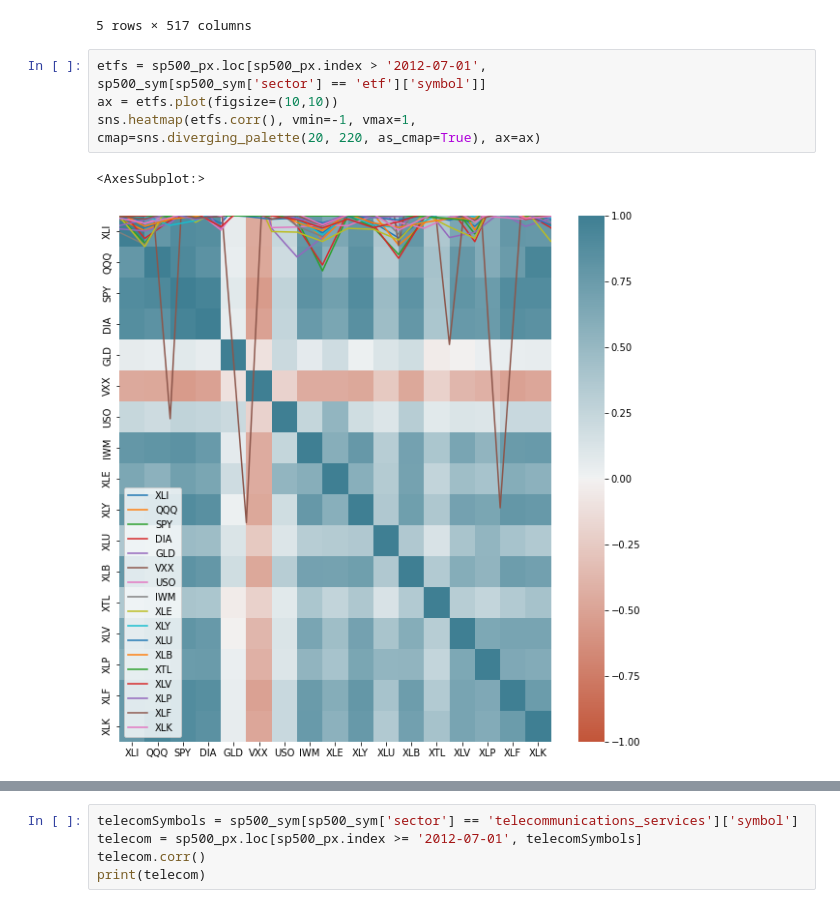
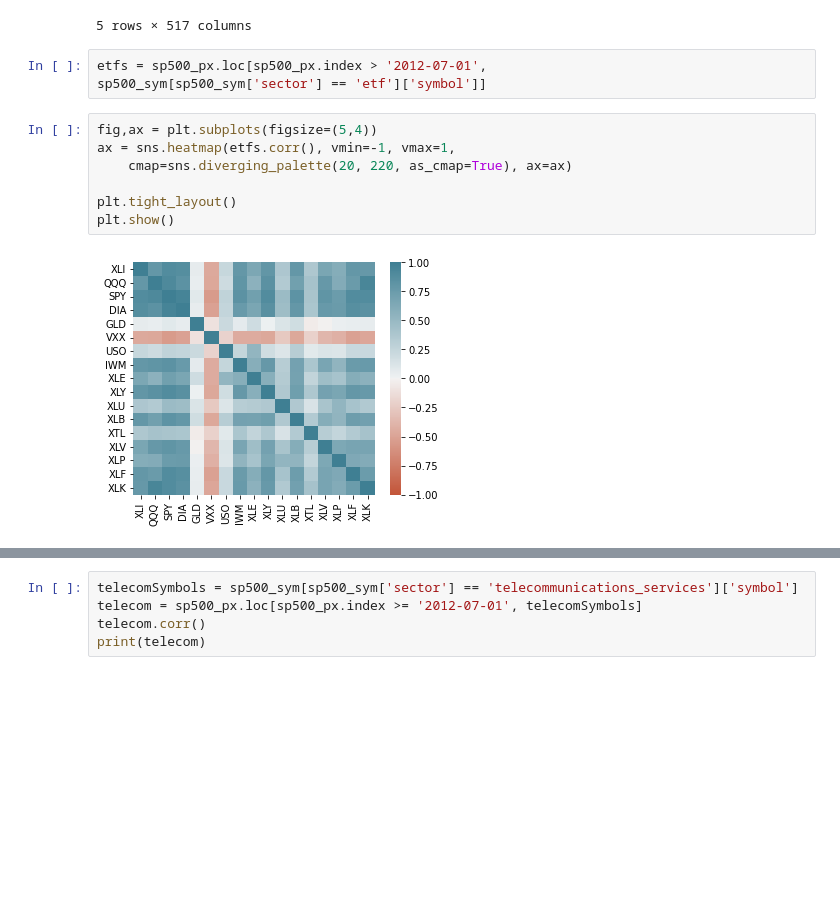
Before and after one commit to Irfan-Ahmad-byte/Practical-Statistics, a Jupyter notebook: my_prac/stats_1_py.ipynb, the cells around one changed output, grey strips where cells are left out. Cells and saved outputs as stored; diff of their text form; blank space fills up the shorter version.

```diff
--- a/my_prac/stats_1_py.ipynb
+++ b/my_prac/stats_1_py.ipynb
@@ -212,12 +212,15 @@ sp500_px.head(5)
 | 1993-02-03 | 0.0 | 0.060124 | -0.024857 | 0.0 | 0.0 | -0.151128 | 0.003689 | -0.253454 | -0.043190 | -0.007105 | ... | ... |
 | 1993-02-04 | 0.0 | -0.360770 | -0.060757 | 0.0 | 0.0 | 0.113350 | -0.022114 | 0.069862 | 0.000000 | -0.007096 | ... | ... |
 5 rows × 517 columns
+# %%
+etfs = sp500_px.loc[sp500_px.index > '2012-07-01',
+sp500_sym[sp500_sym['sector'] == 'etf']['symbol']]
 # %%
-etfs = sp500_px.loc[sp500_px.index > '2012-07-01',
-sp500_sym[sp500_sym['sector'] == 'etf']['symbol']]
-ax = etfs.plot(figsize=(10,10))
-sns.heatmap(etfs.corr(), vmin=-1, vmax=1,
-cmap=sns.diverging_palette(20, 220, as_cmap=True), ax=ax)
+fig,ax = plt.subplots(figsize=(5,4))
+ax = sns.heatmap(etfs.corr(), vmin=-1, vmax=1,
+    cmap=sns.diverging_palette(20, 220, as_cmap=True), ax=ax)
+
+plt.tight_layout()
+plt.show()
 # %% [output]
-<AxesSubplot:>
-[figure, old version]
+[figure, new version]
```
Also changed, not shown: parts of 24 cells of this notebook, 18 other files.
